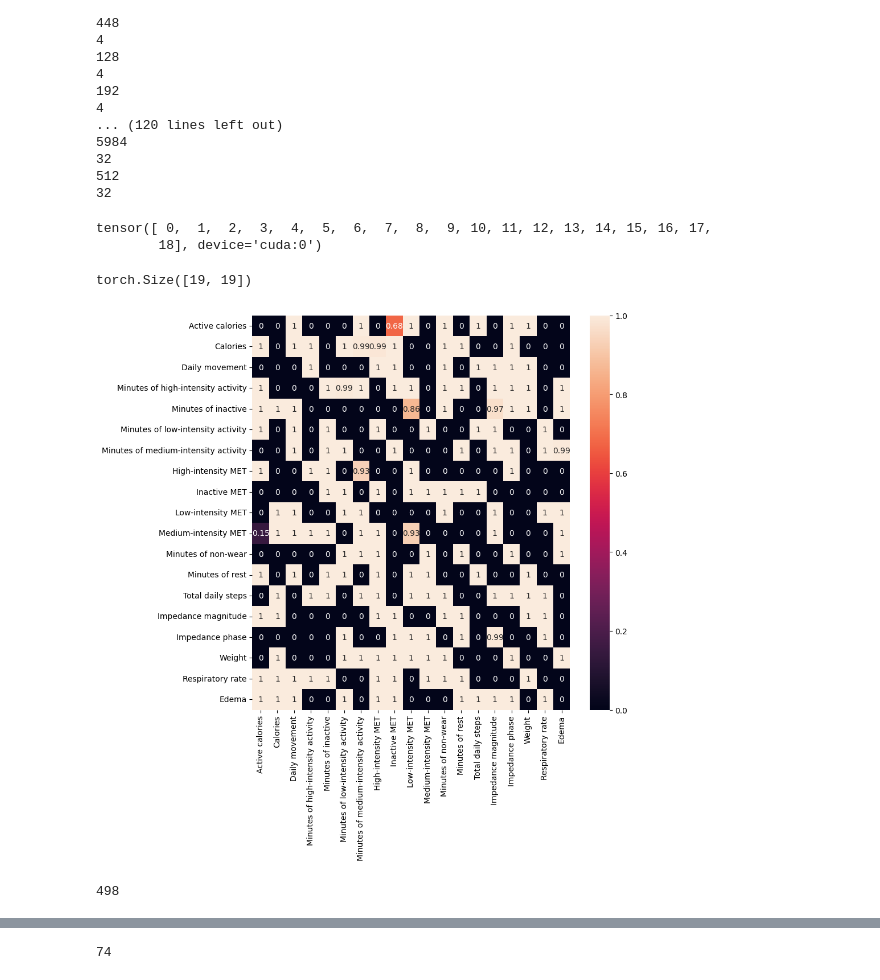
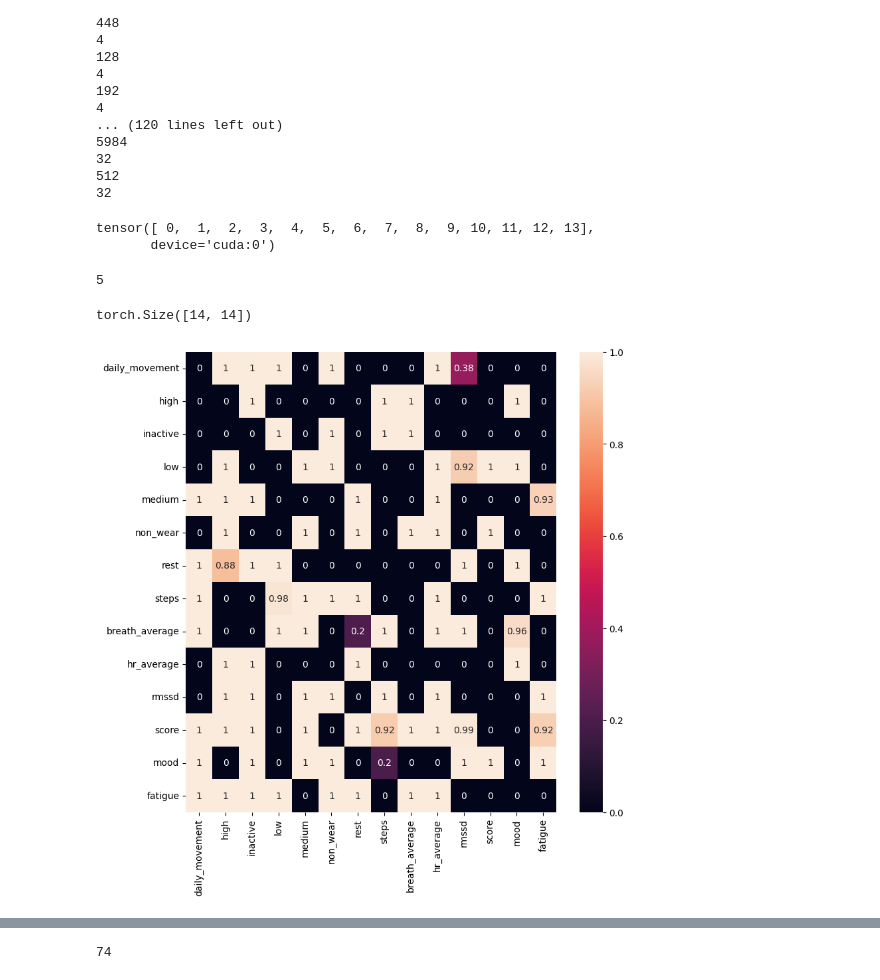
Before and after one commit to 7hestral/Rui-s_BUMP_code_dump, a Jupyter notebook: MTGNN/model_visualization.ipynb, the cells around one changed output, grey strips where cells are left out. Cells and saved outputs as stored; diff of their text form; code cells hidden in the pictures.

Commit message:
swtich to stress

```diff
--- a/MTGNN/model_visualization.ipynb
+++ b/MTGNN/model_visualization.ipynb
@@ -13,8 +13,10 @@ import numpy as np
 # %%
 import torch
 # %%
-model = torch.load(f'/mnt/results/model/model_all_pop_edema_0_advweight_1.7_GNN_advTrue.pt')
-model.state_dict
+# model = torch.load(f'/mnt/results/model/model_all_pop_edema_0_advweight_0_GNN_advTrue_slice0.pt')
+curr_slice = 3
+model = torch.load(f'/mnt/results/model/model_all_feat_0_advweight_0_indinorm_slices0_GNN_advTrue_slice0_stress.pt')
+# model.state_dict
 # %%
 model.eval()
 for p in model.parameters():
@@ -40,29 +42,38 @@ for p in model.parameters():
 # %%
 model.idx
 # %% [output]
-tensor([ 0,  1,  2,  3,  4,  5,  6,  7,  8,  9, 10, 11, 12, 13, 14, 15, 16, 17,
-        18], device='cuda:0')
+tensor([ 0,  1,  2,  3,  4,  5,  6,  7,  8,  9, 10, 11, 12, 13],
+       device='cuda:0')
 # %%
 adj = model.gc(model.idx).cpu().detach().numpy()
+adj = model.gc.fullA(model.idx).cpu().detach().numpy()
+# %%
+model.gc.k
+# %% [output]
+5
 # %%
-model.gc(model.idx).shape
+model.gc.fullA(model.idx).shape
 # %% [output]
-torch.Size([19, 19])
+torch.Size([14, 14])
 # %%
 features = ['Active calories','Calories','Daily movement','Minutes of high-intensity activity','Minutes of inactive','Minutes of low-intensity activity','Minutes of medium-intensity activity','High-intensity MET','Inactive MET','Low-intensity MET','Medium-intensity MET','Minutes of non-wear','Minutes of rest','Total daily steps','Impedance magnitude','Impedance phase','Weight','Respiratory rate','Edema']
+
+features = ['Impedance magnitude','Impedance phase','Weight','Calories','Daily movement','Minutes of high-intensity activity','Minutes of inactive','Minutes of low-intensity activity','Minutes of medium-intensity activity','Minutes of non-wear','Minutes of rest','Total daily steps','Respiratory rate','Edema']
+features = ['daily_movement','high','inactive','low','medium','non_wear','rest','steps',
+    'breath_average','hr_average','rmssd','score','mood','fatigue']
 def analysis_result(mat, features):
     cm_df = pd.DataFrame(mat,
                     index = features,
                     columns = features)
 
     #Plotting the confusion matrix
     plt.figure(figsize=(9,9))
     sns.heatmap(cm_df, annot=True)
     plt.savefig('/mnt/results/plots/adj.svg')
     plt.show()
 analysis_result(adj, features)
 # %% [output]
-[figure, old version]
+[figure, new version]
 # %%
 import argparse
 import math
@@ -80,55 +91,3 @@ from sequence_dataset import SequenceDataset
 from torch.utils.data import ConcatDataset
 from torch.utils.data import DataLoader
 from model import LSTMClassifier
-# %%
-from util import *
-list_users_above_criteria = [53, 55, 137, 159, 410, 581, 622, 987, 1426]
-train_df_lst = []
-val_df_lst = []
-train_dataset_lst = []
-val_dataset_lst = []
-device = torch.device("cuda:0")
-task_name = 'edema_pred'
-
-train_user_label = []
-val_user_label = []
-
-for u in list_users_above_criteria:
-    file_name = f'/mnt/results/{task_name}/user_{u}_{task_name}_hyperimpute.csv'
-    curr_all_data = np.loadtxt(file_name, delimiter=',')
-    num_all_data, _ = curr_all_data.shape
-    curr_train_data = curr_all_data[:int(round(num_all_data * 0.8)), :]
-    curr_val_data = curr_all_data[int(round(num_all_data * 0.8)):, :]
-    train_df_lst.append(curr_train_data)
-    val_df_lst.append(curr_val_data)
-
-# normalization
-normalized_train_df_lst, min_value_lst, max_value_lst = min_max_normalization(train_df_lst)
-normalized_val_df_lst, _, _ = min_max_normalization(val_df_lst, min_value_lst=min_value_lst, max_value_lst=max_value_lst)
-
-# create sequential datasets
-for i, curr_train_data in enumerate(normalized_train_df_lst):
-    curr_train_dataset = SequenceDataset(curr_train_data, 1, 7, device,i)
-    train_dataset_lst.append(curr_train_dataset)
-    train_user_label.extend([list_users_above_criteria[i]] * len(curr_train_dataset))
-
-for i, curr_val_data in enumerate(normalized_val_df_lst):
-    curr_val_dataset = SequenceDataset(curr_val_data, 1, 7, device,i)
-    val_dataset_lst.append(curr_val_dataset)
-    val_user_label.extend([list_users_above_criteria[i]] * len(curr_val_dataset))
-
-
-all_user_label = train_user_label + val_user_label
-
-# aggregate them
-aggregated_train_dataset = ConcatDataset(train_dataset_lst)
-aggregated_val_dataset = ConcatDataset(val_dataset_lst)
-all_dataset = ConcatDataset([aggregated_train_dataset, aggregated_val_dataset])
-train_dataloader = DataLoader(aggregated_train_dataset, batch_size=32, shuffle=False)
-val_dataloader = DataLoader(aggregated_val_dataset, batch_size=32, shuffle=False)
-dataloader = DataLoader(all_dataset, batch_size=32, shuffle=False)
-num_train_data = len(aggregated_train_dataset)
-num_val_data = len(aggregated_val_dataset)
-num_train_data
-# %% [output]
-498
```
Also changed, not shown: parts of 5 cells of this notebook, 9 other files.
